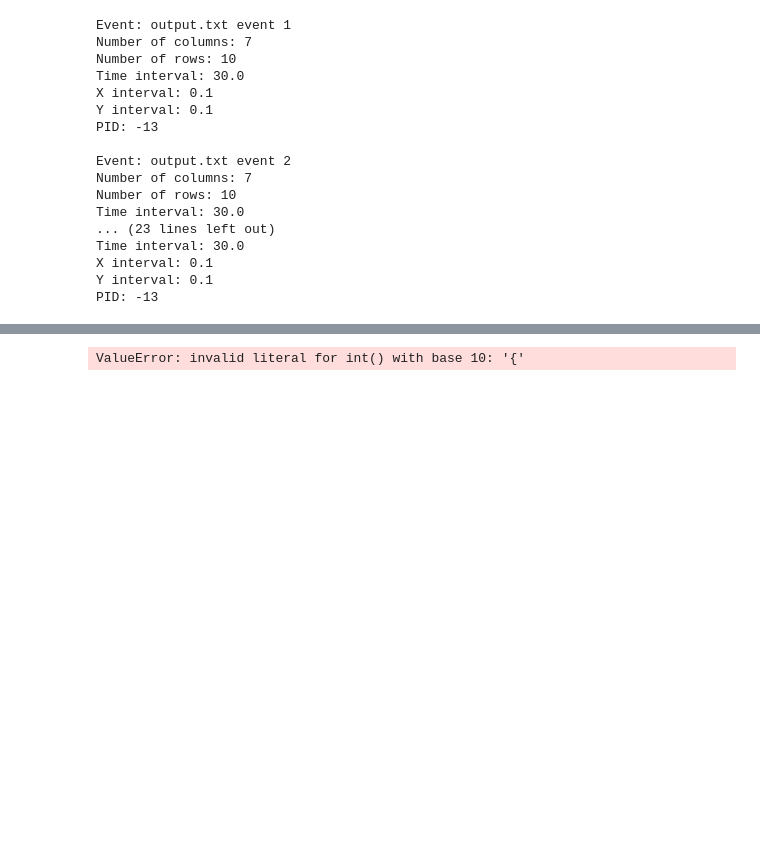
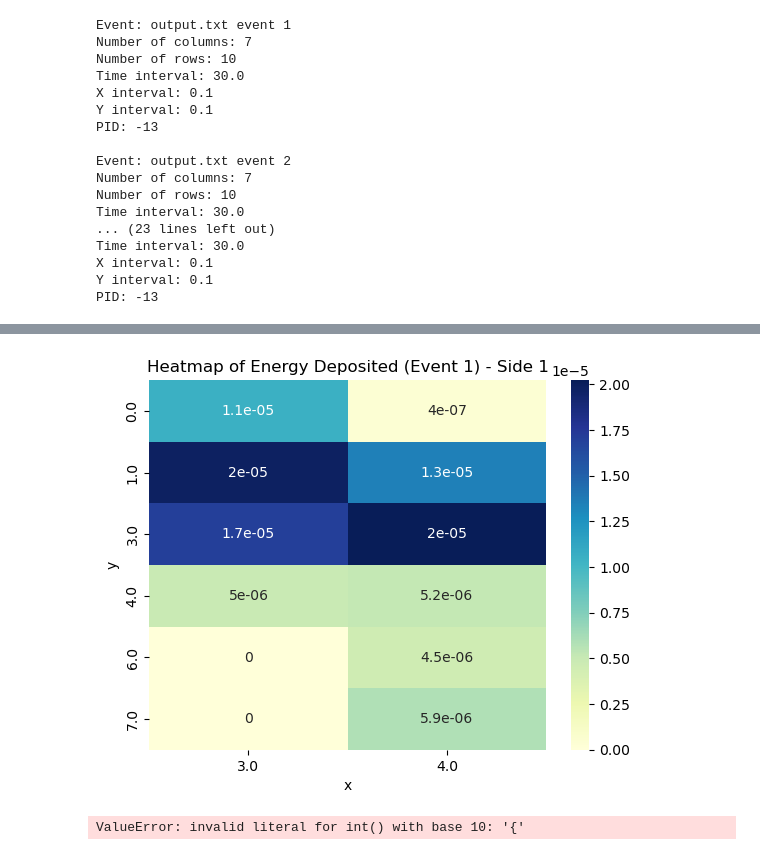
Before and after one commit to dhebel/babycal, a Jupyter notebook: exploratory.ipynb, the cells around one changed output, grey strips where cells are left out. Saved outputs shown, nothing was run; the diff lists cells and outputs as text; code cells hidden in the pictures; blank space fills up the shorter version.

```diff
--- a/exploratory.ipynb
+++ b/exploratory.ipynb
@@ -130,0 +135,6 @@ df['energy_deposited'].plot.density()
+# %%
+# create separate dataframes for each event and side
+df_e1s1 = df[(df['event'] == 1) & (df['side'] == 1)]
+df_e1s2 = df[(df['event'] == 1) & (df['side'] == 2)]
+df_e2s1 = df[(df['event'] == 2) & (df['side'] == 1)]
+df_e2s2 = df[(df['event'] == 2) & (df['side'] == 2)]
@@ -131,3 +155,22 @@ df['energy_deposited'].plot.density()
+# %%
+heatmap_e1s1 = pd.pivot_table(df_e1s1, values="energy_deposited", index="y", columns="x", fill_value=0)
+sns.heatmap(heatmap_e1s1, cmap="YlGnBu", annot=True)
+plt.title('Heatmap of Energy Deposited (Event 1) - Side 1')
+plt.show()
+
+heatmap_e1s2 = pd.pivot_table(df_e1s2, values="energy_deposited", index="y", columns="x", fill_value=0)
+sns.heatmap(heatmap_e1s2, cmap="YlGnBu", annot=True)
+plt.title('Heatmap of Energy Deposited (Event 1) - Side 2')
+
+heatmap_e2s1 = pd.pivot_table(df_e2s1, values="energy_deposited", index="y", columns="x", fill_value=0)
+sns.heatmap(heatmap_e2s1, cmap="YlGnBu", annot=True)
+plt.title('Heatmap of Energy Deposited (Event 2) - Side 1')
+
+heatmap_e2s2 = pd.pivot_table(df_e2s2, values="energy_deposited", index="y", columns="x", fill_value=0)
+sns.heatmap(heatmap_e2s2, cmap="YlGnBu", annot=True)
+plt.title('Heatmap of Energy Deposited (Event 2) - Side 2')
+# %% [output]
+[figure, added]
 # %%
 #IDEA
 
```
Also changed, not shown: parts of 7 cells of this notebook.
